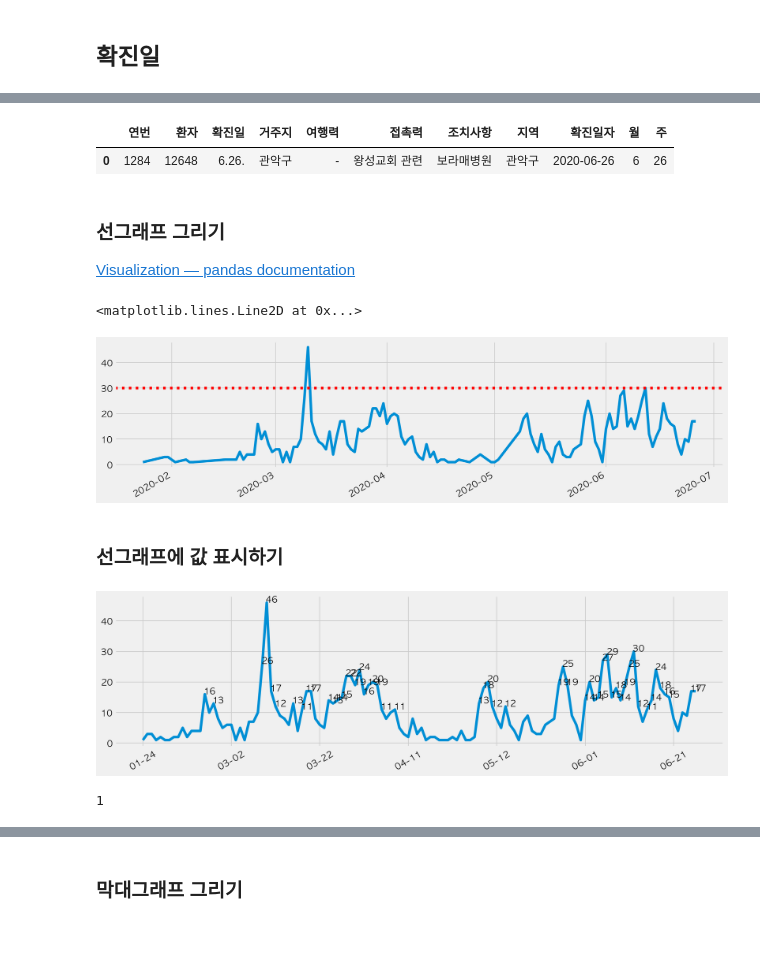
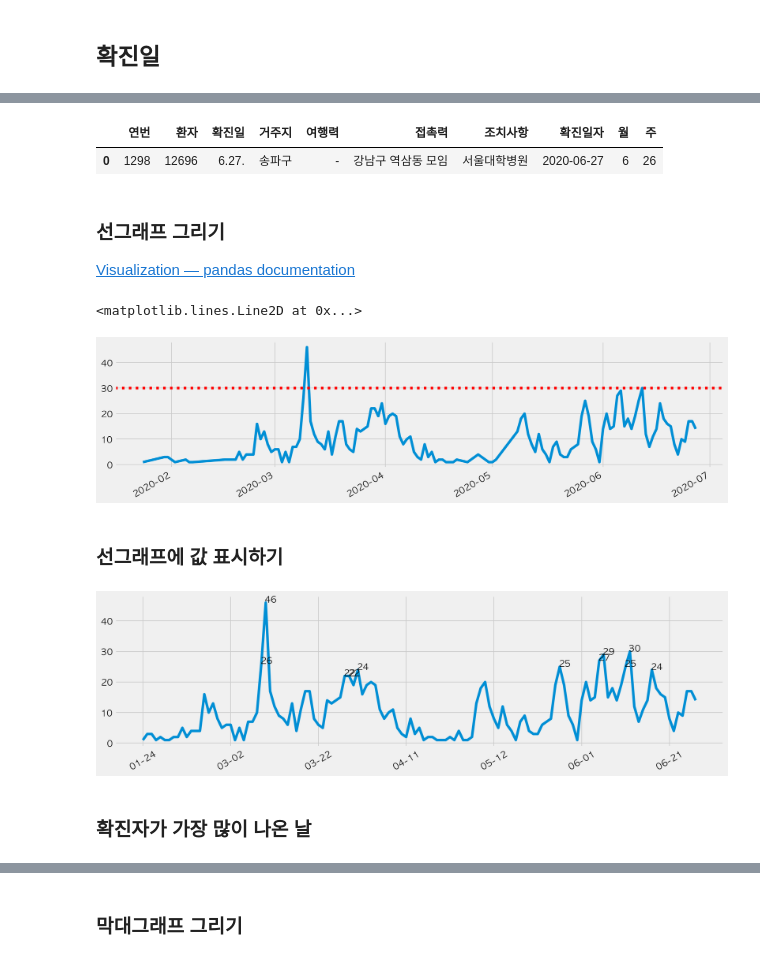
Before and after one commit to corazzon/cracking-the-pandas-cheat-sheet, a Jupyter notebook: seoul-covid-19-02-eda.ipynb, the cells around one changed output, grey strips where cells are left out. Cells and saved outputs as stored; diff of their text form; code cells hidden in the pictures.

```diff
--- a/seoul-covid-19-02-eda.ipynb
+++ b/seoul-covid-19-02-eda.ipynb
@@ -11,0 +8,4 @@ file_name
+# %%
+# file_name 변수에 read_html 로 저장한 파일명을 지정해 줍니다.
+file_name = f"seoul_covid_6_27_.csv"
+file_name
@@ -223,38 +98,37 @@ Name: 확진일자, dtype: datetime64[ns]
 df["월"] = df["확진일자"].dt.month
 # %%
+# 해당 연도의 몇번째 "주"인지 추출합니다.
 df["주"] = df["확진일자"].dt.week
 df.head(1)
 # %% [output]
-|  | 연번 | 환자 | 확진일 | 거주지 | 여행력 | 접촉력 | 조치사항 | 지역 | 확진일자 | 월 | 주 |
-| 0 | 1284 | 12648 | 6.26. | 관악구 | - | 왕성교회 관련 | 보라매병원 | 관악구 | 2020-06-26 | 6 | 26 |
+|  | 연번 | 환자 | 확진일 | 거주지 | 여행력 | 접촉력 | 조치사항 | 확진일자 | 월 | 주 |
+| 0 | 1298 | 12696 | 6.27. | 송파구 | - | 강남구 역삼동 모임 | 서울대학병원 | 2020-06-27 | 6 | 26 |
 # %% [markdown]
 ### 선그래프 그리기
 [Visualization — pandas documentation](https://pandas.pydata.org/pandas-docs/stable/user_guide/visualization.html)
 # %%
+# 확진일자로 선그래프를 그립니다.
 df["확진일자"].value_counts().sort_index().plot(
     figsize=(15, 4), rot=30, grid=True)
 plt.axhline(30, linestyle=":", color="red")
 # %% [output]
 <matplotlib.lines.Line2D at 0x...>
-[figure, old version]
+[figure, new version]
 # %% [markdown]
 ### 선그래프에 값 표시하기
 # %%
 # 일자별 확진자수를 선그래프로 그립니다.
 # 연도는 모두 2020년이기 때문에 월일만 표기되도록 슬라이싱을 사용해 "월일" 컬럼을 만듭니다.
 df["월일"] = df["확진일자"].astype(str).map(lambda x : x[-5:])
 day_count = df["월일"].value_counts().sort_index()
 g = day_count.plot(figsize=(15, 4), rot=30)
 
 
 for i in range(len(day_count)):
     case_count = day_count.iloc[i]
-    if case_count > 10:
+    if case_count > 20:
         g.text(x=i-0.3, y=day_count.iloc[i], s=day_count.iloc[i])
 # %% [output]
-[figure, old version]
+[figure, new version]
-# %%
-day_count = df["월일"].value_counts().sort_index()
-day_count.iloc[0]
-# %% [output]
-1
+# %% [markdown]
+### 확진자가 가장 많이 나온 날
```
Also changed, not shown: parts of 196 cells of this notebook.
